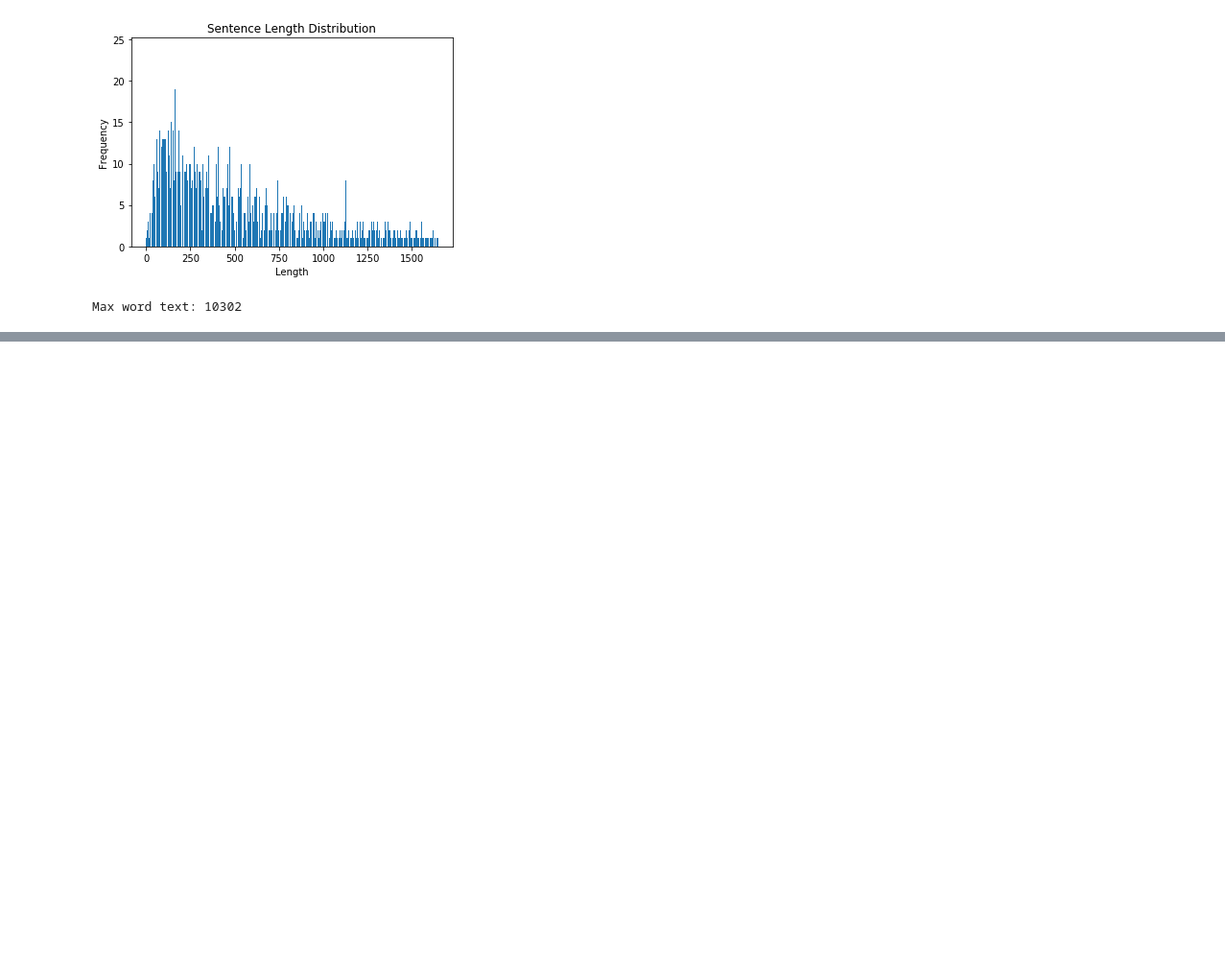
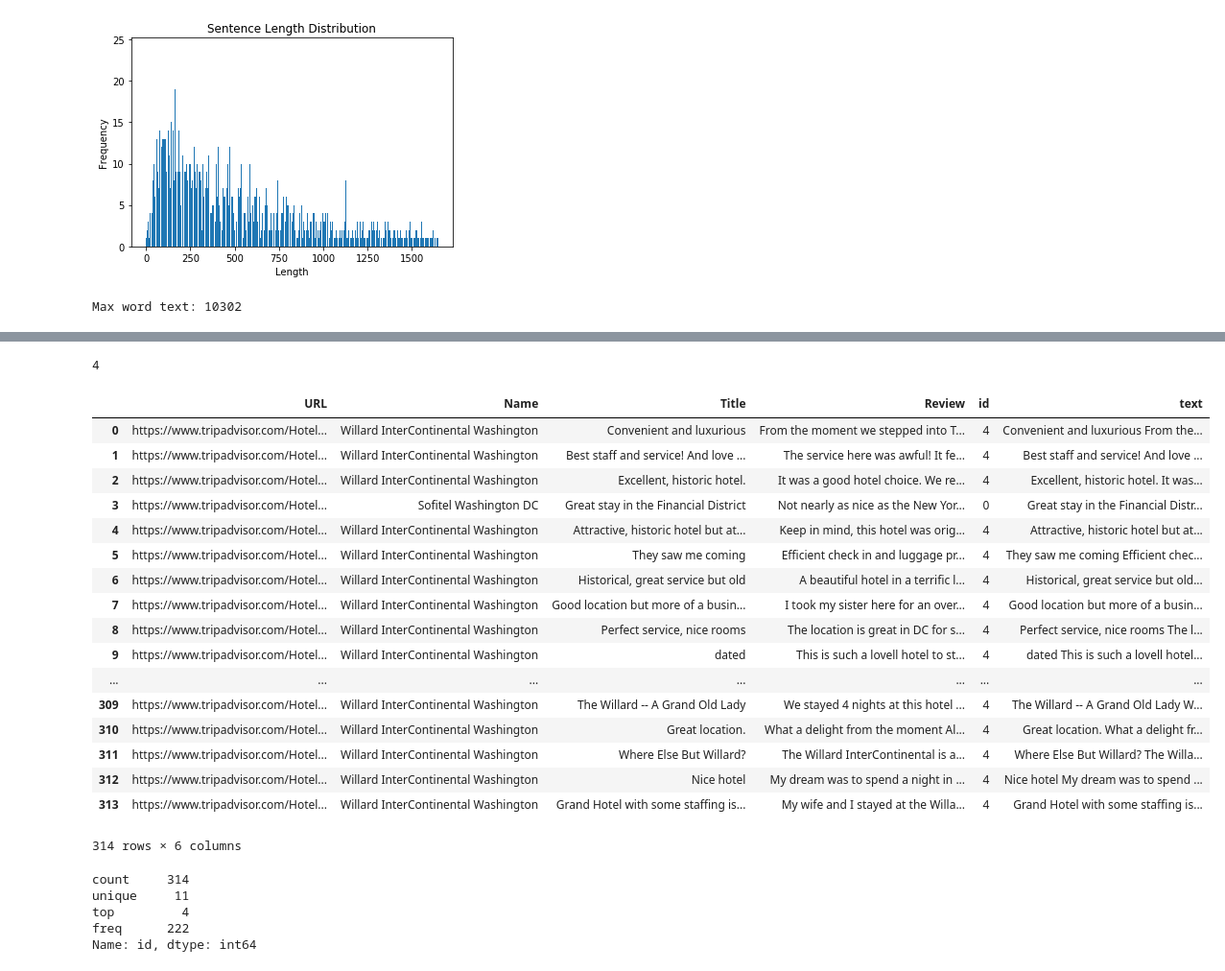
Before and after one commit to amensiko/tripadvisor_scraping, a Jupyter notebook: NN/reviews_nn_v2.ipynb, the cells around one changed output, grey strips where cells are left out. Shown: that part at 96% size. Drawn from its saved outputs; the diff is of its cells as text; code cells hidden in the pictures; blank space fills up the shorter version.

```diff
--- a/NN/reviews_nn_v2.ipynb
+++ b/NN/reviews_nn_v2.ipynb
@@ -281,0 +373,48 @@ print('accuracy = ', accuracy)
+# %%
+#labels = np.array(labels)
+ynew = model.predict_classes(data)
+correctFrame = pd.DataFrame(columns = df.columns)
+failedFrame = pd.DataFrame(columns = df.columns)
+for i in range(len(data)):
+    if ynew[i] == df.iloc[i]['id']: # np.argmax(labels[i], axis=0):
+        correctFrame = correctFrame.append(df.iloc[i], ignore_index=True)
+    else:
+        failedFrame = failedFrame.append(df.iloc[i], ignore_index=True)
+        #print("X=%s, Predicted=%s" % (data[i], labels[i]))
+        #print("Predicted %d" % (labels[i]))
+        #print(df.iloc[i]["Name"])
+        #print(df.iloc[i].text)
+        #print("")
+# %%
+ynew[0]
+# %% [output]
+4
+# %%
+correctFrame
+# %% [output]
+|  | URL | Name | Title | Review | id | text |
+| 0 | https://www.tripadvisor.com/Hotel... | Willard InterContinental Washington | Convenient and luxurious | From the moment we stepped into T... | 4 | Convenient and luxurious From the... |
+| 1 | https://www.tripadvisor.com/Hotel... | Willard InterContinental Washington | Best staff and service! And love ... | The service here was awful! It fe... | 4 | Best staff and service! And love ... |
+| 2 | https://www.tripadvisor.com/Hotel... | Willard InterContinental Washington | Excellent, historic hotel. | It was a good hotel choice. We re... | 4 | Excellent, historic hotel. It was... |
+| 3 | https://www.tripadvisor.com/Hotel... | Sofitel Washington DC | Great stay in the Financial District | Not nearly as nice as the New Yor... | 0 | Great stay in the Financial Distr... |
+| 4 | https://www.tripadvisor.com/Hotel... | Willard InterContinental Washington | Attractive, historic hotel but at... | Keep in mind, this hotel was orig... | 4 | Attractive, historic hotel but at... |
+| 5 | https://www.tripadvisor.com/Hotel... | Willard InterContinental Washington | They saw me coming | Efficient check in and luggage pr... | 4 | They saw me coming Efficient chec... |
+| 6 | https://www.tripadvisor.com/Hotel... | Willard InterContinental Washington | Historical, great service but old | A beautiful hotel in a terrific l... | 4 | Historical, great service but old... |
+| 7 | https://www.tripadvisor.com/Hotel... | Willard InterContinental Washington | Good location but more of a busin... | I took my sister here for an over... | 4 | Good location but more of a busin... |
+| 8 | https://www.tripadvisor.com/Hotel... | Willard InterContinental Washington | Perfect service, nice rooms | The location is great in DC for s... | 4 | Perfect service, nice rooms The l... |
+| 9 | https://www.tripadvisor.com/Hotel... | Willard InterContinental Washington | dated | This is such a lovell hotel to st... | 4 | dated This is such a lovell hotel... |
+| ... | ... | ... | ... | ... | ... | ... |
+| 309 | https://www.tripadvisor.com/Hotel... | Willard InterContinental Washington | The Willard -- A Grand Old Lady | We stayed 4 nights at this hotel ... | 4 | The Willard -- A Grand Old Lady W... |
+| 310 | https://www.tripadvisor.com/Hotel... | Willard InterContinental Washington | Great location. | What a delight from the moment Al... | 4 | Great location. What a delight fr... |
+| 311 | https://www.tripadvisor.com/Hotel... | Willard InterContinental Washington | Where Else But Willard? | The Willard InterContinental is a... | 4 | Where Else But Willard? The Willa... |
+| 312 | https://www.tripadvisor.com/Hotel... | Willard InterContinental Washington | Nice hotel | My dream was to spend a night in ... | 4 | Nice hotel My dream was to spend ... |
+| 313 | https://www.tripadvisor.com/Hotel... | Willard InterContinental Washington | Grand Hotel with some staffing is... | My wife and I stayed at the Willa... | 4 | Grand Hotel with some staffing is... |
+314 rows × 6 columns
+# %%
+correctFrame['id'].describe()
+# %% [output]
+count     314
+unique     11
+top         4
+freq      222
+Name: id, dtype: int64
```
Also changed, not shown: parts of 26 cells of this notebook, 3 other files.
